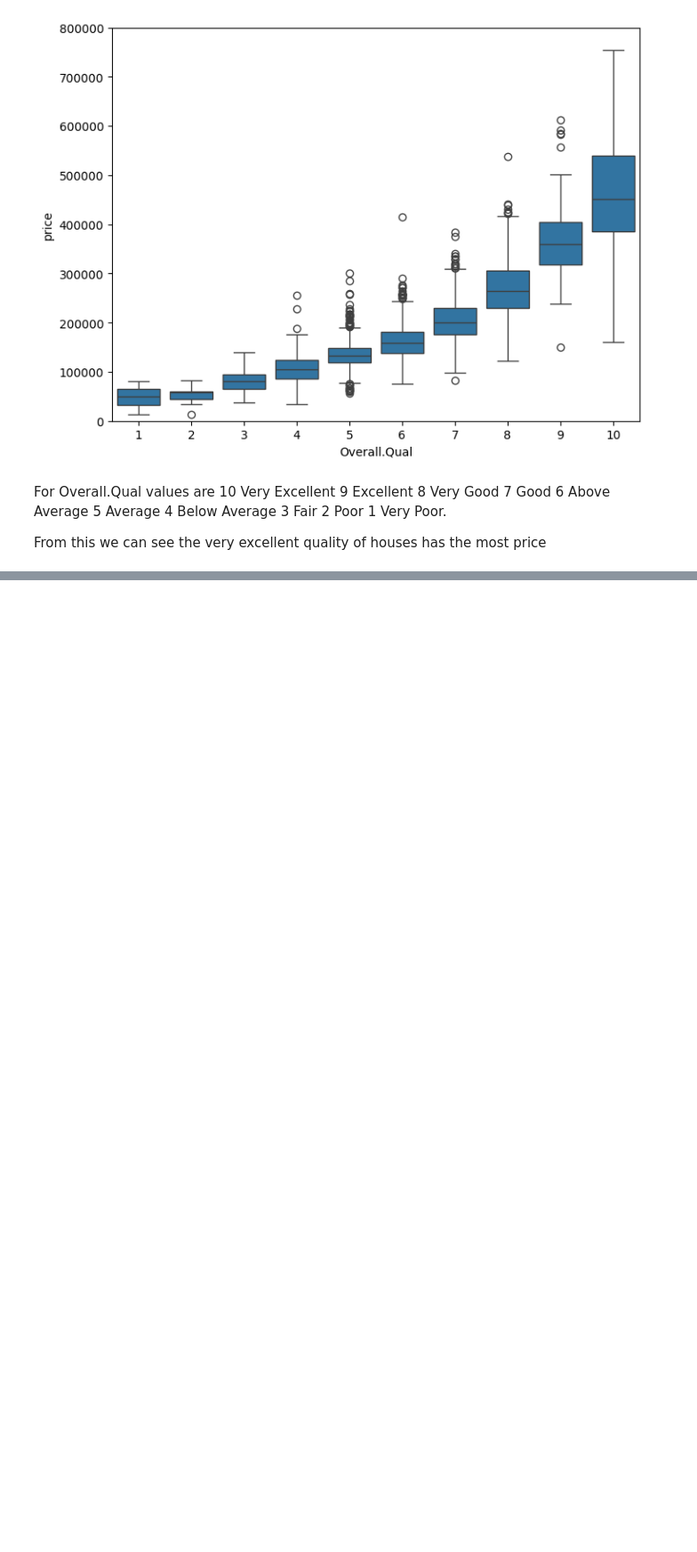
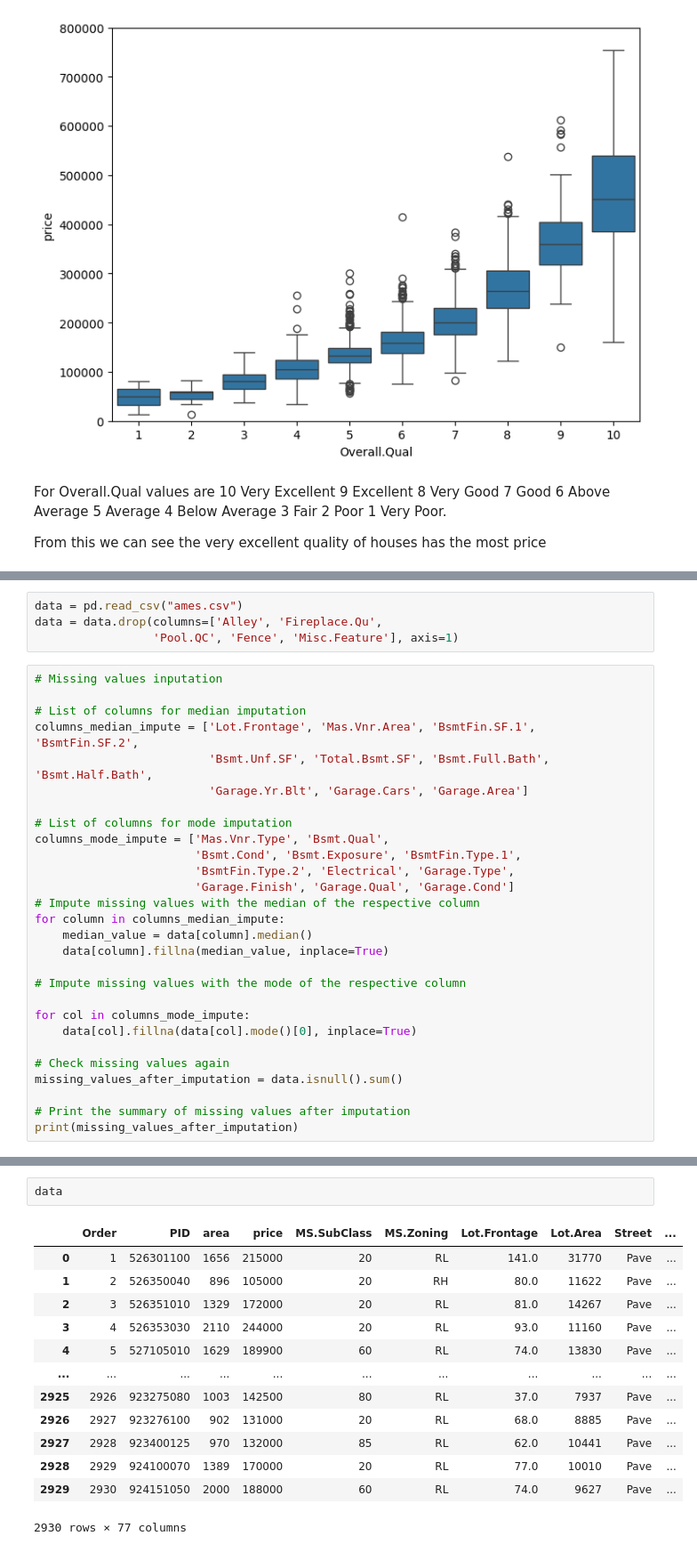
Before and after one commit to CategorIAN/CSCI550MP2, a Jupyter notebook: nb1.ipynb, the cells around one changed output, grey strips where cells are left out. Shown at 89% size. Drawn from its saved outputs; the diff is of its cells as text; blank space fills up the shorter version.

```diff
--- a/nb1.ipynb
+++ b/nb1.ipynb
@@ -288,0 +304,32 @@ For Overall.Qual values are
+# %%
+data = pd.read_csv("ames.csv")
+data = data.drop(columns=['Alley', 'Fireplace.Qu',
+                 'Pool.QC', 'Fence', 'Misc.Feature'], axis=1)
+# %%
+# Missing values inputation
+
+# List of columns for median imputation
+columns_median_impute = ['Lot.Frontage', 'Mas.Vnr.Area', 'BsmtFin.SF.1', 'BsmtFin.SF.2',
+                         'Bsmt.Unf.SF', 'Total.Bsmt.SF', 'Bsmt.Full.Bath', 'Bsmt.Half.Bath',
+                         'Garage.Yr.Blt', 'Garage.Cars', 'Garage.Area']
+
+# List of columns for mode imputation
+columns_mode_impute = ['Mas.Vnr.Type', 'Bsmt.Qual',
+                       'Bsmt.Cond', 'Bsmt.Exposure', 'BsmtFin.Type.1',
+                       'BsmtFin.Type.2', 'Electrical', 'Garage.Type',
+                       'Garage.Finish', 'Garage.Qual', 'Garage.Cond']
+# Impute missing values with the median of the respective column
+for column in columns_median_impute:
+    median_value = data[column].median()
+    data[column].fillna(median_value, inplace=True)
+
+# Impute missing values with the mode of the respective column
+
+for col in columns_mode_impute:
+    data[col].fillna(data[col].mode()[0], inplace=True)
+
+# Check missing values again
+missing_values_after_imputation = data.isnull().sum()
+
+# Print the summary of missing values after imputation
+print(missing_values_after_imputation)
@@ -288,0 +374,16 @@ For Overall.Qual values are
+# %%
+data
+# %% [output]
+|  | Order | PID | area | price | MS.SubClass | MS.Zoning | Lot.Frontage | Lot.Area | Street | ... |
+| 0 | 1 | 526301100 | 1656 | 215000 | 20 | RL | 141.0 | 31770 | Pave | ... |
+| 1 | 2 | 526350040 | 896 | 105000 | 20 | RH | 80.0 | 11622 | Pave | ... |
+| 2 | 3 | 526351010 | 1329 | 172000 | 20 | RL | 81.0 | 14267 | Pave | ... |
+| 3 | 4 | 526353030 | 2110 | 244000 | 20 | RL | 93.0 | 11160 | Pave | ... |
+| 4 | 5 | 527105010 | 1629 | 189900 | 60 | RL | 74.0 | 13830 | Pave | ... |
+| ... | ... | ... | ... | ... | ... | ... | ... | ... | ... | ... |
+| 2925 | 2926 | 923275080 | 1003 | 142500 | 80 | RL | 37.0 | 7937 | Pave | ... |
+| 2926 | 2927 | 923276100 | 902 | 131000 | 20 | RL | 68.0 | 8885 | Pave | ... |
+| 2927 | 2928 | 923400125 | 970 | 132000 | 85 | RL | 62.0 | 10441 | Pave | ... |
+| 2928 | 2929 | 924100070 | 1389 | 170000 | 20 | RL | 77.0 | 10010 | Pave | ... |
+| 2929 | 2930 | 924151050 | 2000 | 188000 | 60 | RL | 74.0 | 9627 | Pave | ... |
+2930 rows × 77 columns
```
Also changed, not shown: parts of 93 cells of this notebook, 2 other files.
